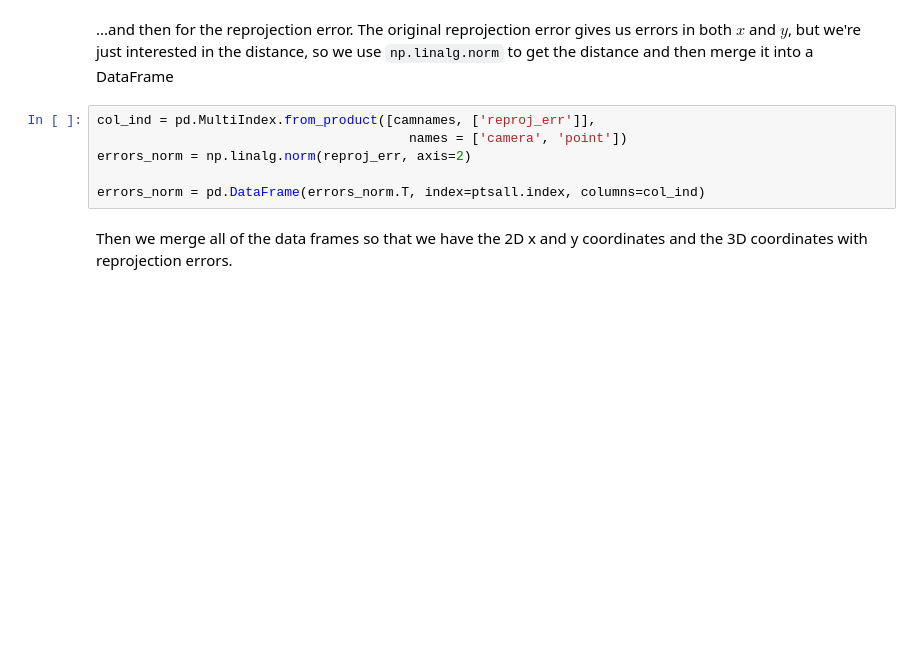
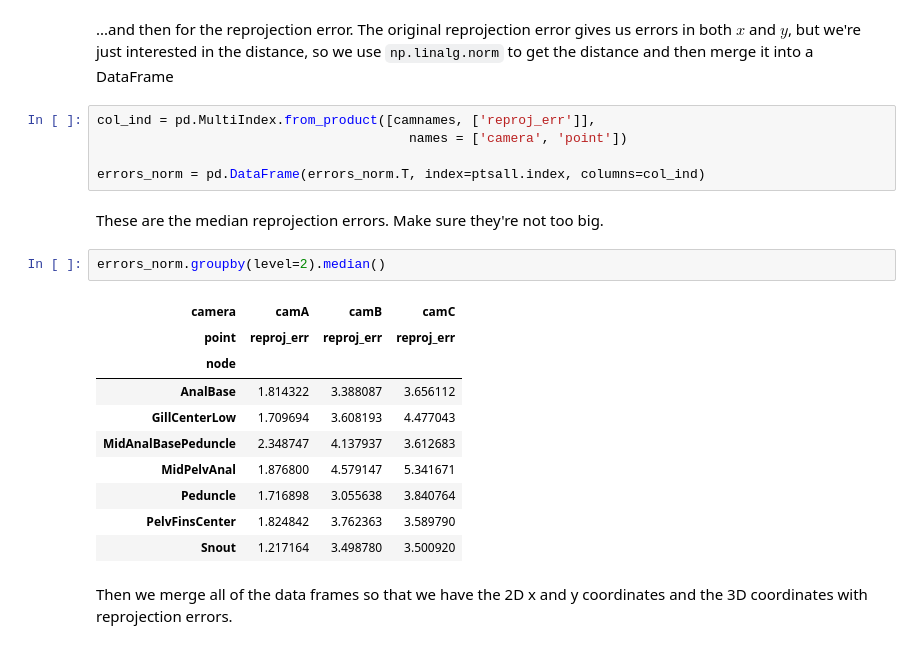
Before and after one commit to tytell/tytell-lab, a Jupyter notebook: triangulate_sleap.ipynb, the cells around one changed output. Saved outputs shown, nothing was run; the diff lists cells and outputs as text; blank space fills up the shorter version.

Commit message:
Corrected the problem with reprojection.

```diff
--- a/triangulate_sleap.ipynb
+++ b/triangulate_sleap.ipynb
@@ -262,9 +249,23 @@ pts3d = pd.DataFrame(pts3d, index=ptsall.index, columns=col_ind)
 # %%
 col_ind = pd.MultiIndex.from_product([camnames, ['reproj_err']],
                                         names = ['camera', 'point'])
-errors_norm = np.linalg.norm(reproj_err, axis=2)
 
 errors_norm = pd.DataFrame(errors_norm.T, index=ptsall.index, columns=col_ind)
+# %% [markdown]
+These are the median reprojection errors. Make sure they're not too big.
+# %%
+errors_norm.groupby(level=2).median()
+# %% [output]
+| camera | camA | camB | camC |
+| point | reproj_err | reproj_err | reproj_err |
+| node |  |  |  |
+| AnalBase | 1.814322 | 3.388087 | 3.656112 |
+| GillCenterLow | 1.709694 | 3.608193 | 4.477043 |
+| MidAnalBasePeduncle | 2.348747 | 4.137937 | 3.612683 |
+| MidPelvAnal | 1.876800 | 4.579147 | 5.341671 |
+| Peduncle | 1.716898 | 3.055638 | 3.840764 |
+| PelvFinsCenter | 1.824842 | 3.762363 | 3.589790 |
+| Snout | 1.217164 | 3.498780 | 3.500920 |
 # %% [markdown]
 Then we merge all of the data frames so that we have the 2D x and y coordinates and the 3D coordinates with reprojection errors.
 # %%
```
Also changed, not shown: parts of 7 cells of this notebook.
